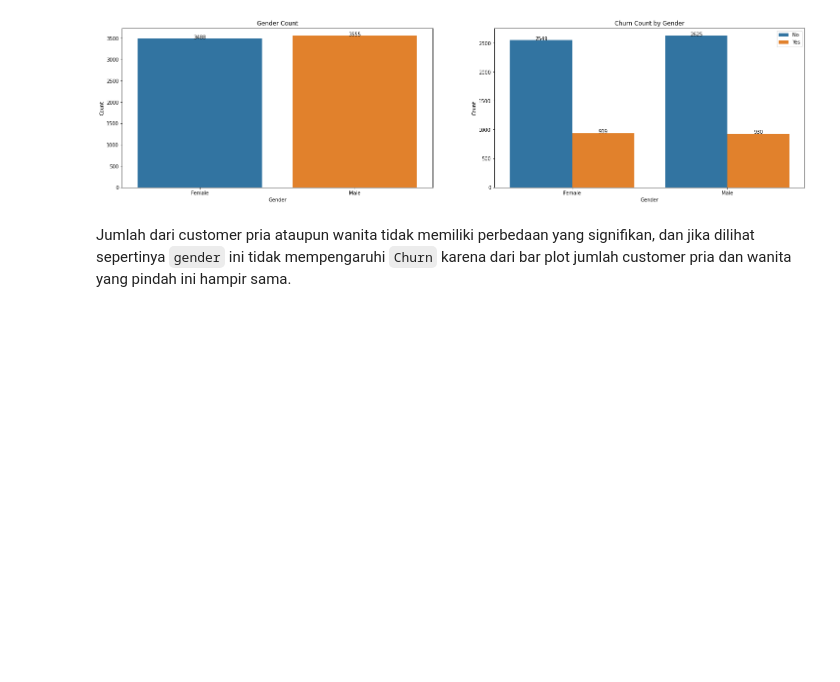
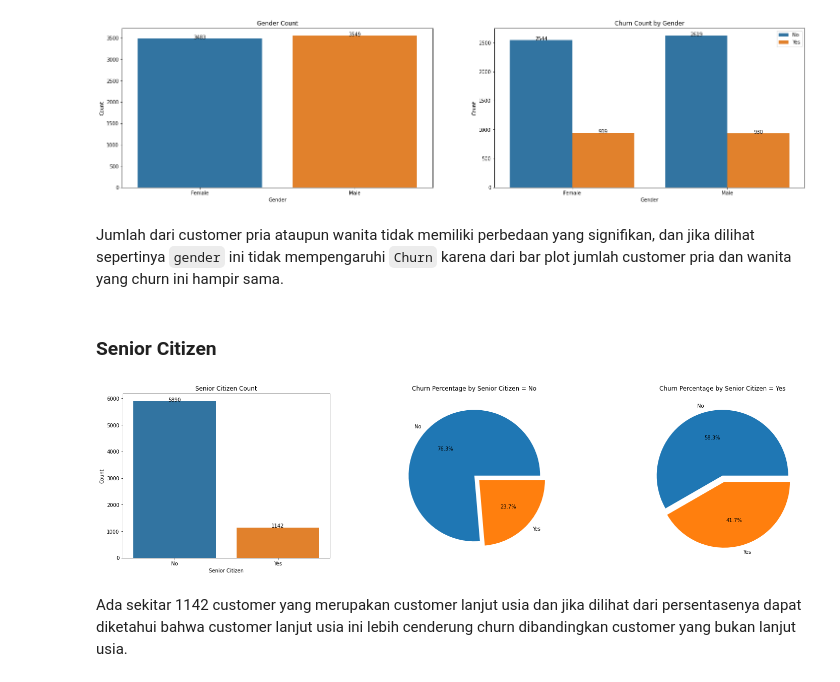
Before and after one commit to Penzragon/h8dsft_Milestone1P2, a Jupyter notebook: script.ipynb, the cells around one changed output. Drawn from its saved outputs; the diff is of its cells as text; code cells hidden in the pictures; blank space fills up the shorter version.

```diff
--- a/script.ipynb
+++ b/script.ipynb
@@ -130,0 +137,4 @@ Jika dilihat dari summary statistics di atas kolom `tenure` dan `MonthlyCharges`
+# %%
+customer['TotalCharges'] = customer.TotalCharges.replace(' ', np.nan) # replace empty space with NaN
+# %%
+customer['TotalCharges'] = customer.TotalCharges.astype(float) # convert to float
@@ -130,0 +167,2 @@ Jika dilihat dari summary statistics di atas kolom `tenure` dan `MonthlyCharges`
+# %%
+customer = customer.dropna()
@@ -211,4 +269,28 @@ plt.show()
 # %% [output]
 [figure]
 # %% [markdown]
-Jumlah dari customer pria ataupun wanita tidak memiliki perbedaan yang signifikan, dan jika dilihat sepertinya `gender` ini tidak mempengaruhi `Churn` karena dari bar plot jumlah customer pria dan wanita yang pindah ini hampir sama.
+Jumlah dari customer pria ataupun wanita tidak memiliki perbedaan yang signifikan, dan jika dilihat sepertinya `gender` ini tidak mempengaruhi `Churn` karena dari bar plot jumlah customer pria dan wanita yang churn ini hampir sama.
+# %% [markdown]
+### Senior Citizen
+# %%
+plt.figure(figsize=(25, 6))
+plt.subplot(1, 3, 1)
+fig = sns.countplot(x='SeniorCitizen', data=customer)
+for p in fig.patches:
+    height = p.get_height()
+    fig.text(p.get_x() + p.get_width() / 2., height + 0.005, '{:1.0f}'.format(height), ha="center")
+plt.title('Senior Citizen Count')
+plt.xlabel('Senior Citizen')
+fig.set_xticklabels(['No', 'Yes'])
+plt.ylabel('Count')
+plt.subplot(1, 3, 2)
+plt.pie(customer[customer.SeniorCitizen == 0].Churn.value_counts(), labels=customer[customer.SeniorCitizen == 0].Churn.value_counts().index, autopct='%1.1f%%', explode=[0, 0.1])
+plt.title('Churn Percentage by Senior Citizen = No')
+plt.subplot(1, 3, 3)
+plt.pie(customer[customer.SeniorCitizen == 1].Churn.value_counts(), labels=customer[customer.SeniorCitizen == 1].Churn.value_counts().index, autopct='%1.1f%%', explode=[0, 0.1])
+plt.title('Churn Percentage by Senior Citizen = Yes')
+plt.show()
+# %% [output]
+[figure, added]
+# %% [markdown]
+Ada sekitar 1142 customer yang merupakan customer lanjut usia dan jika dilihat dari persentasenya dapat diketahui bahwa customer lanjut usia ini lebih cenderung churn dibandingkan customer yang bukan lanjut usia.
```
Also changed, not shown: parts of 9 cells of this notebook.
